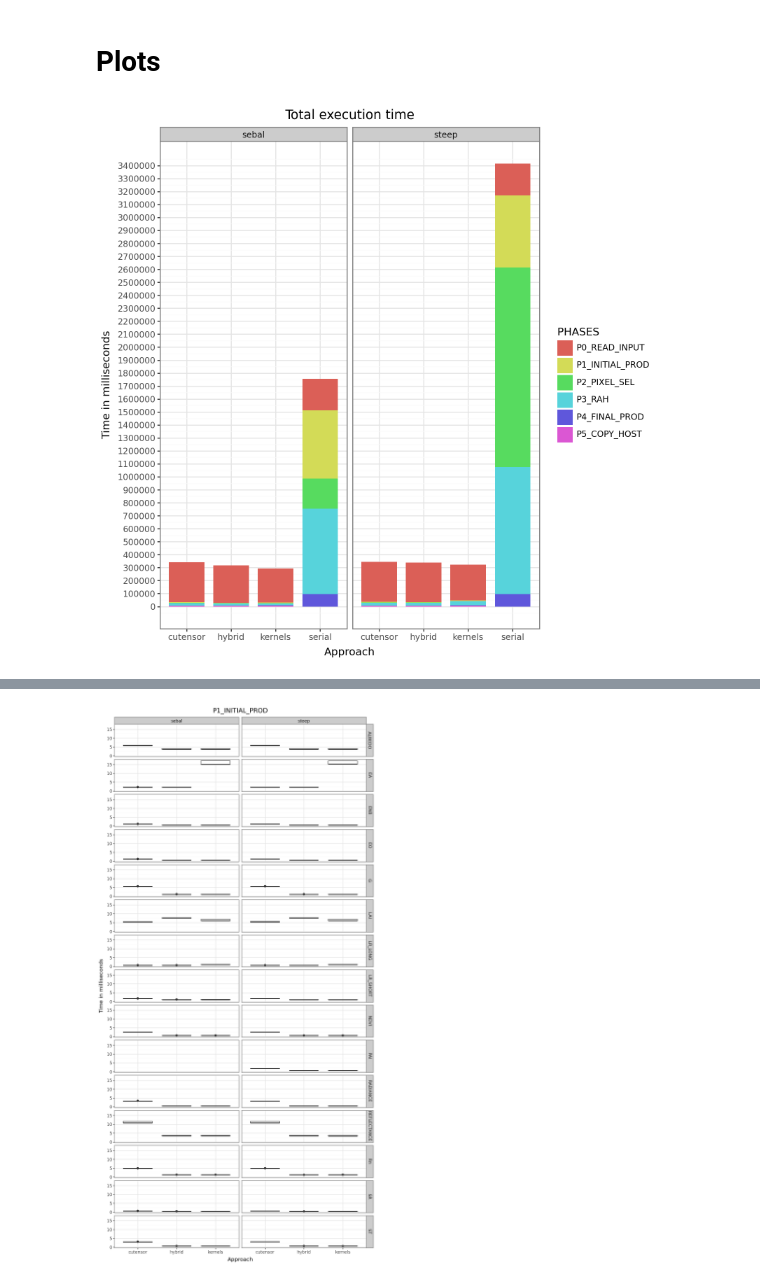
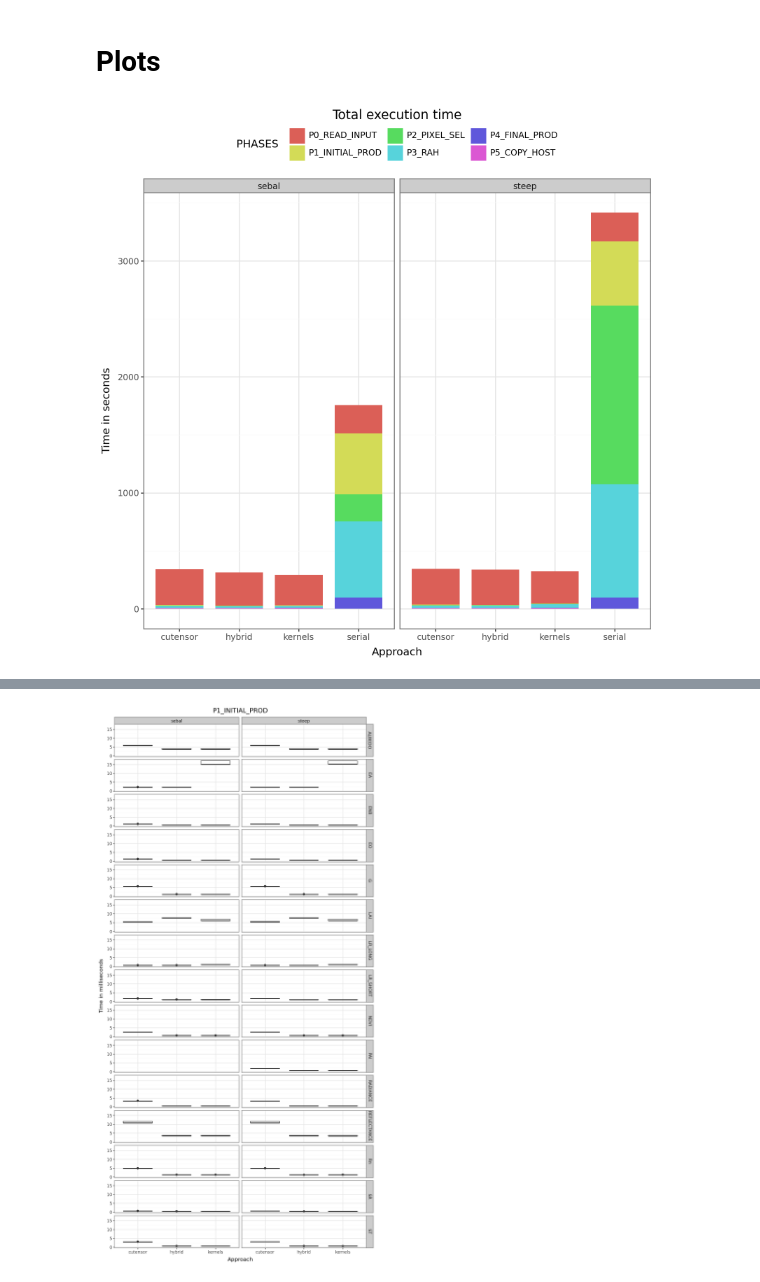
Before and after one commit to cilasmarques/landsat-results, a Jupyter notebook: n_summarize.ipynb, the cells around one changed output, grey strips where cells are left out. Cells and saved outputs as stored; diff of their text form; code cells hidden in the pictures.

```diff
--- a/n_summarize.ipynb
+++ b/n_summarize.ipynb
@@ -350,14 +350,19 @@ gpu_speedup_long
 # %%
 # ========== Total execution time
 
+# convert the TIMESTAMP to seconds
+sec_combined_dff = p_combined_dff.copy()
+sec_combined_dff['TIMESTAMP'] = p_combined_dff['TIMESTAMP'] / 1000
+
 options.figure_size = (8, 8)
-(ggplot(p_combined_dff, aes(x='LANG', y='TIMESTAMP', fill='PHASE'))
+(ggplot(sec_combined_dff, aes(x='LANG', y='TIMESTAMP', fill='PHASE'))
         + geom_bar(stat='identity', position='stack', width=0.8)
         + facet_grid(' ~ METHOD')
-        + labs(title=f"Total execution time", y='Time in milliseconds', x='Approach')
+        + labs(title=f"Total execution time", y='Time in seconds', x='Approach')
         + guides(fill=guide_legend(title="PHASES"))
-        + scale_y_continuous(breaks=range(0, 3500000, 100000))
+        # + scale_y_continuous(breaks=range(0, 3500000, 100000))
         # + coord_flip()
-        + theme_bw())
+        + theme_bw()
+        + theme(plot_caption=element_blank(), legend_position="top"))
 # %% [output]
-[figure, old version]
+[figure, new version]
```
Also changed, not shown: parts of 9 cells of this notebook.
